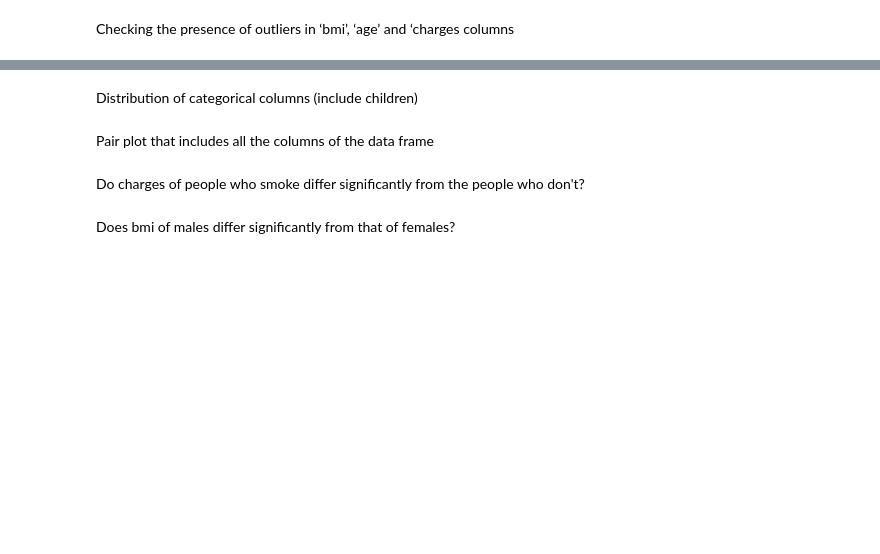
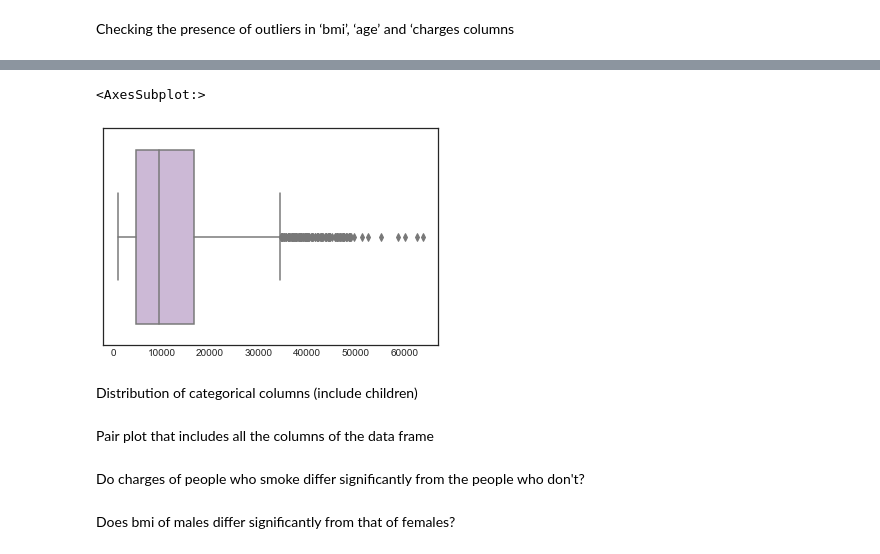
Before and after one commit to RochaErik/Medical-Data, a Jupyter notebook: Medical_data.ipynb, the cells around one changed output, grey strips where cells are left out. Drawn from its saved outputs; the diff is of its cells as text; code cells hidden in the pictures; blank space fills up the shorter version.

```diff
--- a/Medical_data.ipynb
+++ b/Medical_data.ipynb
@@ -191,3 +238,10 @@ Checking the presence of outliers in ‘bmi’, ‘age’ and ‘charges columns
+# %%
+# Apparently we have a lot of outliers in the 'charges' dataset
+
+sns.boxplot(data=Dist_df['charges'], x=X, color='#cdb4db')
+# %% [output]
+<AxesSubplot:>
+[figure, added]
 # %% [markdown]
 Distribution of categorical columns (include children)
 # %% [markdown]
```
Also changed, not shown: parts of 8 cells of this notebook.
